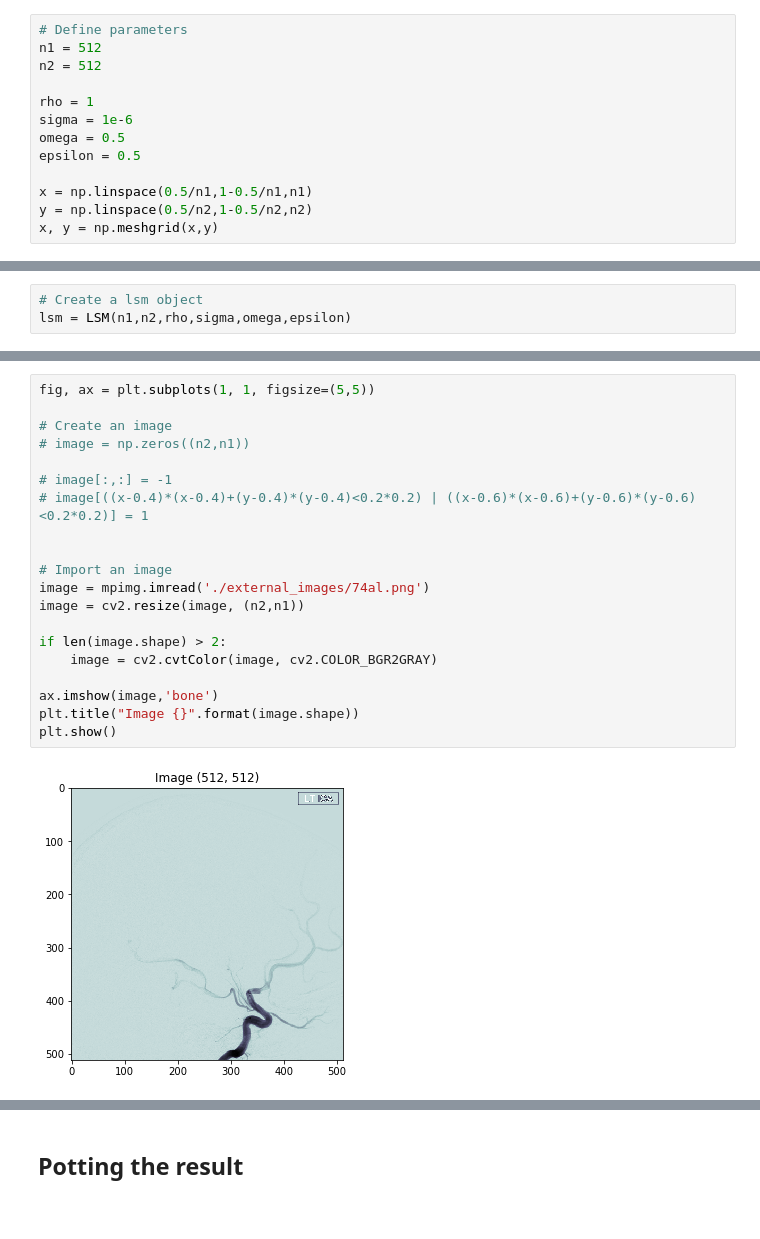
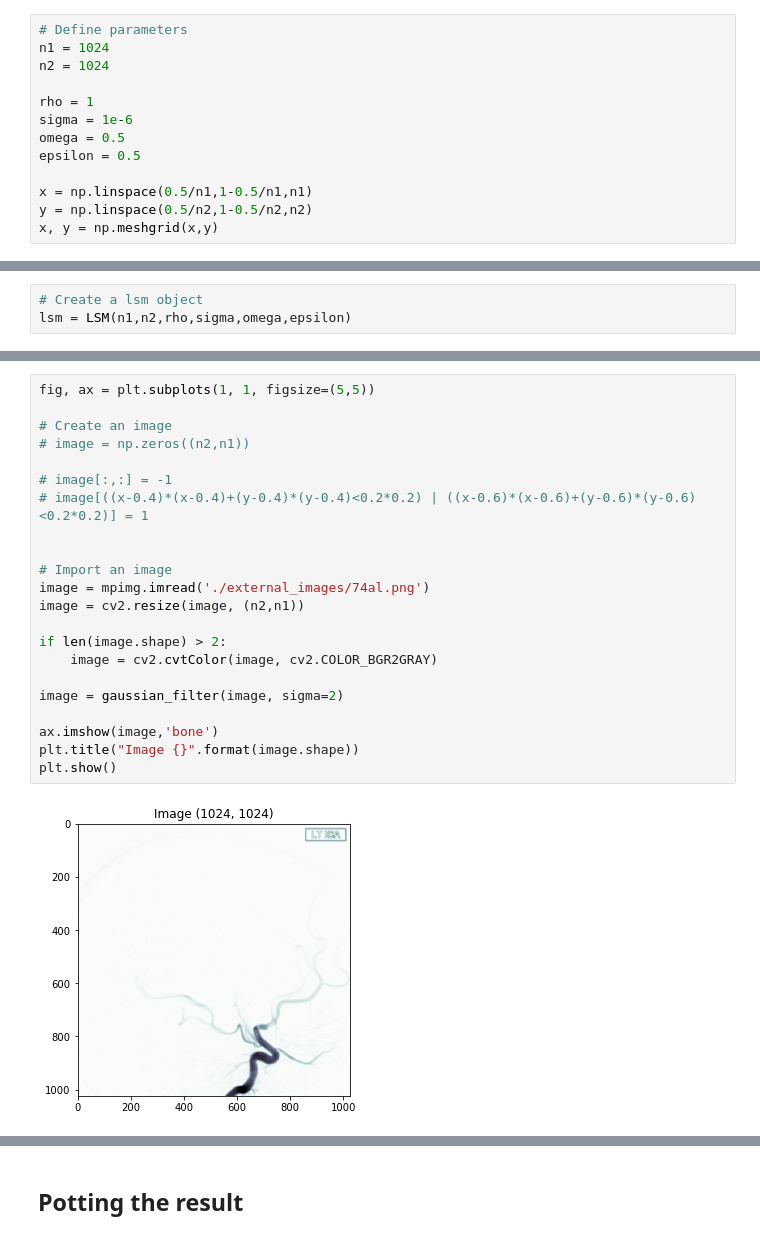
Before and after one commit to QuantuMope/vessel-segmentation-deformable-models, a Jupyter notebook: level_set_python_codes/Level Set Method for Image Segmentation.ipynb, the cells around one changed output, grey strips where cells are left out. Drawn from its saved outputs; the diff is of its cells as text.

Commit message:
More image preprocessing

```diff
--- a/level_set_python_codes/Level Set Method for Image Segmentation.ipynb
+++ b/level_set_python_codes/Level Set Method for Image Segmentation.ipynb
@@ -64,8 +65,8 @@ def run_lsm(image, lsm, step_size=1, max_iter=10, print_every=10, do_plot=True):
 ## Setting the parameters
 # %%
 # Define parameters
-n1 = 512
-n2 = 512
+n1 = 1024
+n2 = 1024
 
 rho = 1
 sigma = 1e-6
@@ -89,25 +92,27 @@ Here the code is converting the RGB image into a gray scale image but the method
 # %%
 fig, ax = plt.subplots(1, 1, figsize=(5,5))
 
 # Create an image
 # image = np.zeros((n2,n1))
 
 # image[:,:] = -1
 # image[((x-0.4)*(x-0.4)+(y-0.4)*(y-0.4)<0.2*0.2) | ((x-0.6)*(x-0.6)+(y-0.6)*(y-0.6)<0.2*0.2)] = 1
 
 
 # Import an image
 image = mpimg.imread('./external_images/74al.png')
 image = cv2.resize(image, (n2,n1))
 
 if len(image.shape) > 2:
     image = cv2.cvtColor(image, cv2.COLOR_BGR2GRAY)
 
+image = gaussian_filter(image, sigma=2)
+
 ax.imshow(image,'bone')
 plt.title("Image {}".format(image.shape))
 plt.show()
 # %% [output]
-[figure, old version]
+[figure, new version]
 # %%
 # Run a method
 max_iter = 200 # Maximum iterations
```
Also changed, not shown: parts of 4 cells of this notebook.
